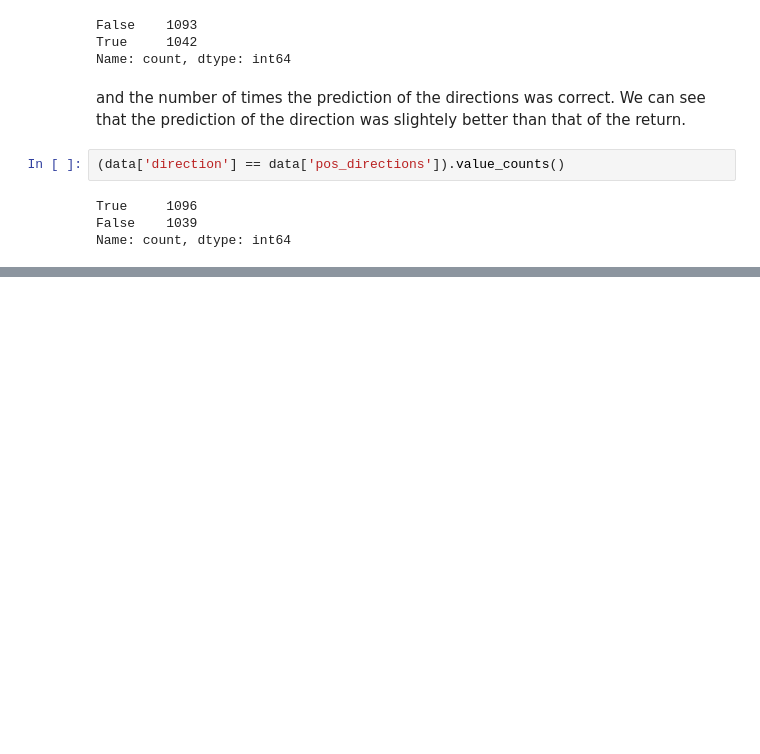
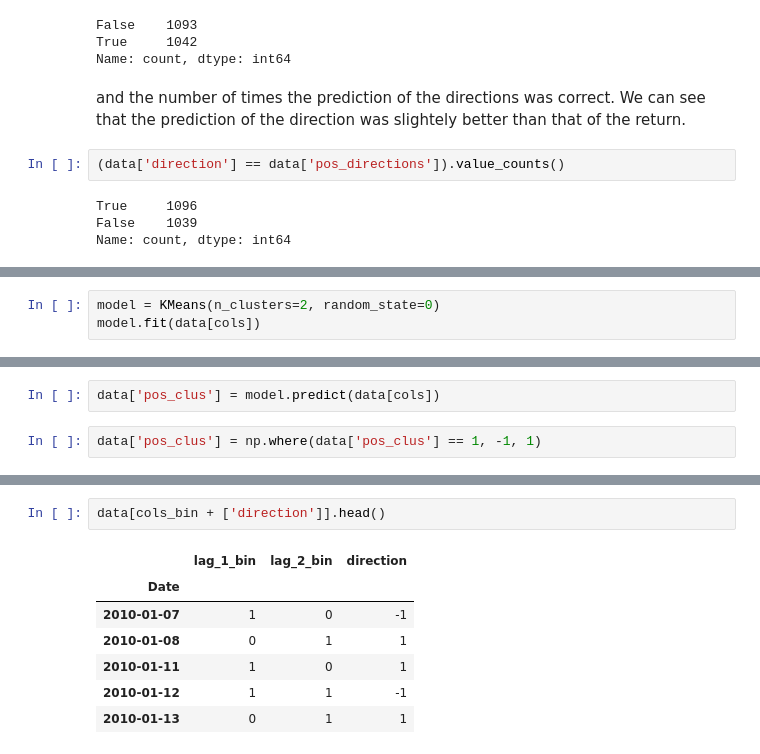
Before and after one commit to luigiselmi/finstat, a Jupyter notebook: hilpisch/ch15_trading_strategies.ipynb, the cells around one changed output, grey strips where cells are left out. Cells and saved outputs as stored; diff of their text form; blank space fills up the shorter version.

```diff
--- a/hilpisch/ch15_trading_strategies.ipynb
+++ b/hilpisch/ch15_trading_strategies.ipynb
@@ -455,0 +463,3 @@ data[['returns', 'strat_returns', 'strat_directions']].cumsum().apply(np.exp).pl
+# %%
+model = KMeans(n_clusters=2, random_state=0)
+model.fit(data[cols])
@@ -455,0 +468,4 @@ data[['returns', 'strat_returns', 'strat_directions']].cumsum().apply(np.exp).pl
+# %%
+data['pos_clus'] = model.predict(data[cols])
+# %%
+data['pos_clus'] = np.where(data['pos_clus'] == 1, -1, 1)
@@ -455,0 +543,10 @@ data[['returns', 'strat_returns', 'strat_directions']].cumsum().apply(np.exp).pl
+# %%
+data[cols_bin + ['direction']].head()
+# %% [output]
+|  | lag_1_bin | lag_2_bin | direction |
+| Date |  |  |  |
+| 2010-01-07 | 1 | 0 | -1 |
+| 2010-01-08 | 0 | 1 | 1 |
+| 2010-01-11 | 1 | 0 | 1 |
+| 2010-01-12 | 1 | 1 | -1 |
+| 2010-01-13 | 0 | 1 | 1 |
```
Also changed, not shown: parts of 83 cells of this notebook.
